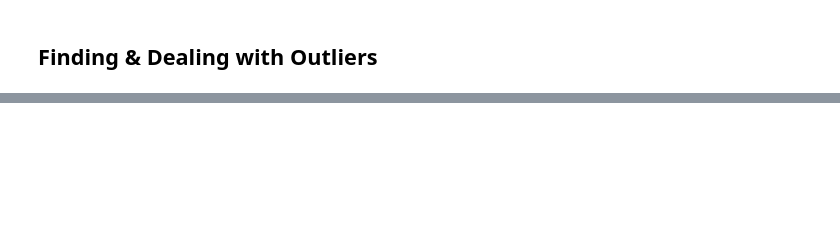
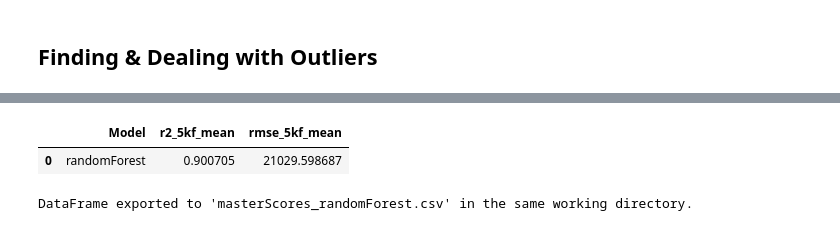
Before and after one commit to briangdrewes/machinelearning_Ames, a Jupyter notebook: amesHousingML_regressionBook_randomForest.ipynb, the cells around one changed output, grey strips where cells are left out. Saved outputs shown, nothing was run; the diff lists cells and outputs as text; code cells hidden in the pictures; blank space fills up the shorter version.

```diff
--- a/amesHousingML_regressionBook_randomForest.ipynb
+++ b/amesHousingML_regressionBook_randomForest.ipynb
@@ -91,5 +110,10 @@ before_outlier_total - post_outlier_total
 # %%
-ourFrames = [train_wOrdinal, train_wOnlyDummies]
+ourFrames = [train_wOrdinal, train_wOnlyDummies, train_wOnlyDummiesNoDrop]
+# %%
+for frame in ourFrames:
+    frame = frame.drop('PID', axis=1)
+# %%
+masterScores = pd.DataFrame(columns = ['Model', 'r2_5kf_mean', 'rmse_5kf_mean'])
 # %%
 for frame in ourFrames:
     #the features will be X (independent variables)
@@ -149,0 +308,13 @@ Feature Importances:
+# %%
+masterScores
+# %% [output]
+|  | Model | r2_5kf_mean | rmse_5kf_mean |
+| 0 | randomForest | 0.900705 | 21029.598687 |
+# %%
+output_file = 'masterScores_randomForest.csv'
+
+masterScores.to_csv(output_file, index=False, mode='w')
+
+print(f"DataFrame exported to '{output_file}' in the same working directory.")
+# %% [output]
+DataFrame exported to 'masterScores_randomForest.csv' in the same working directory.
```
Also changed, not shown: parts of 29 cells of this notebook, 13 other files.
